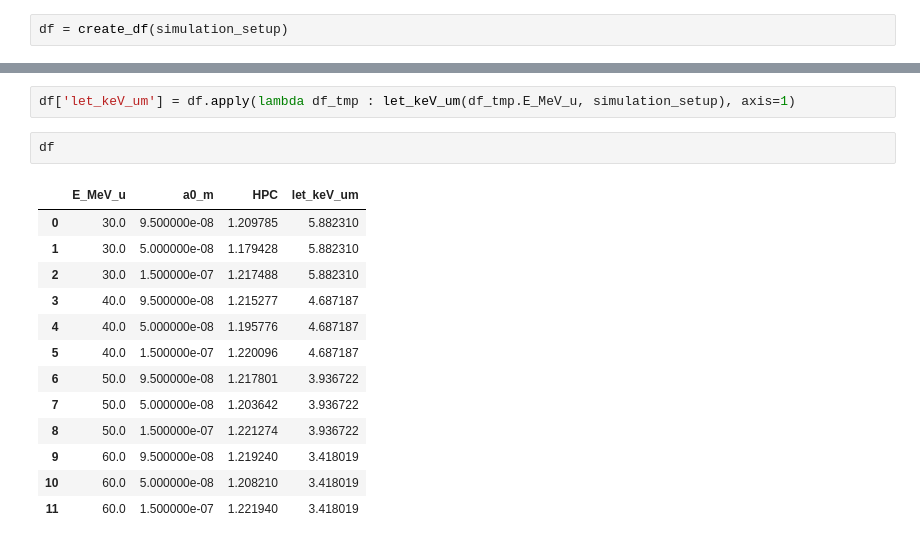
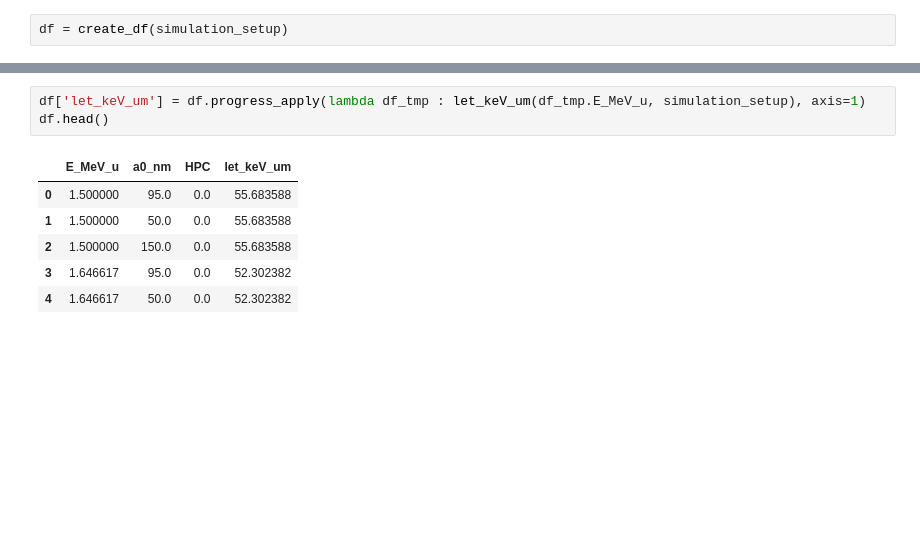
Before and after one commit to grzanka/libamtrack3d_dosimetry, a Jupyter notebook: model.ipynb, the cells around one changed output, grey strips where cells are left out. Saved outputs shown, nothing was run; the diff lists cells and outputs as text; blank space fills up the shorter version.

```diff
--- a/model.ipynb
+++ b/model.ipynb
@@ -58,19 +70,11 @@ df['HPC'] = df.apply(lambda df_tmp : get_hpc(df_tmp.E_MeV_u, df_tmp.a0_m, simula
 # %%
-df['let_keV_um'] = df.apply(lambda df_tmp : let_keV_um(df_tmp.E_MeV_u, simulation_setup), axis=1)
+df['let_keV_um'] = df.progress_apply(lambda df_tmp : let_keV_um(df_tmp.E_MeV_u, simulation_setup), axis=1)
+df.head()
+# %% [output]
+|  | E_MeV_u | a0_nm | HPC | let_keV_um |
+| 0 | 1.500000 | 95.0 | 0.0 | 55.683588 |
+| 1 | 1.500000 | 50.0 | 0.0 | 55.683588 |
+| 2 | 1.500000 | 150.0 | 0.0 | 55.683588 |
+| 3 | 1.646617 | 95.0 | 0.0 | 52.302382 |
+| 4 | 1.646617 | 50.0 | 0.0 | 52.302382 |
-# %%
-df
-# %% [output]
-|  | E_MeV_u | a0_m | HPC | let_keV_um |
-| 0 | 30.0 | 9.500000e-08 | 1.209785 | 5.882310 |
-| 1 | 30.0 | 5.000000e-08 | 1.179428 | 5.882310 |
-| 2 | 30.0 | 1.500000e-07 | 1.217488 | 5.882310 |
-| 3 | 40.0 | 9.500000e-08 | 1.215277 | 4.687187 |
-| 4 | 40.0 | 5.000000e-08 | 1.195776 | 4.687187 |
-| 5 | 40.0 | 1.500000e-07 | 1.220096 | 4.687187 |
-| 6 | 50.0 | 9.500000e-08 | 1.217801 | 3.936722 |
-| 7 | 50.0 | 5.000000e-08 | 1.203642 | 3.936722 |
-| 8 | 50.0 | 1.500000e-07 | 1.221274 | 3.936722 |
-| 9 | 60.0 | 9.500000e-08 | 1.219240 | 3.418019 |
-| 10 | 60.0 | 5.000000e-08 | 1.208210 | 3.418019 |
-| 11 | 60.0 | 1.500000e-07 | 1.221940 | 3.418019 |
 # %%
```
Also changed, not shown: parts of 12 cells of this notebook, 6 other files.
